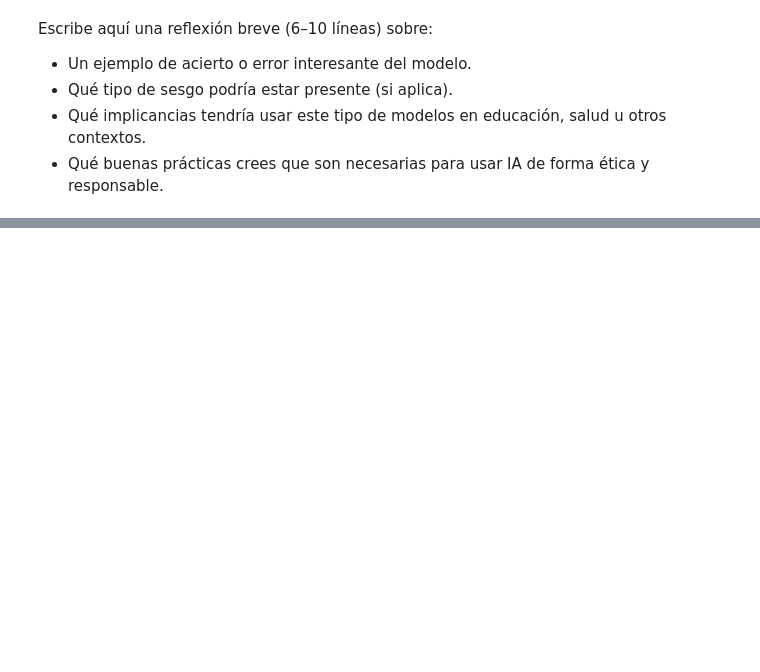
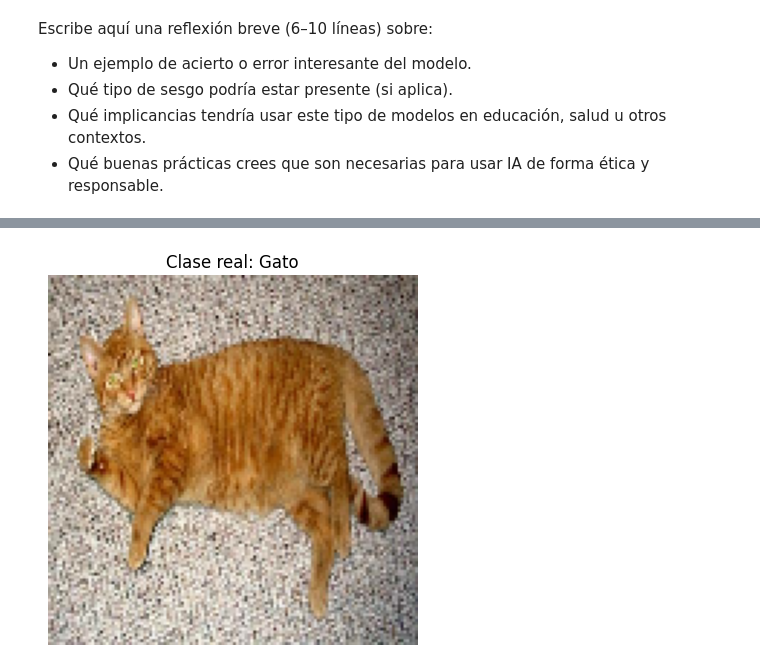
Before and after one commit to juliopez/Taller-Fundamentos-Data-Science-Python, a Jupyter notebook: 03_Notebooks/05_Sesion_05.ipynb, the cells around one changed output, grey strips where cells are left out. Cells and saved outputs as stored; diff of their text form; code cells hidden in the pictures; blank space fills up the shorter version.

```diff
--- a/03_Notebooks/05_Sesion_05.ipynb
+++ b/03_Notebooks/05_Sesion_05.ipynb
@@ -312,0 +498,22 @@ Escribe aquí una reflexión breve (6–10 líneas) sobre:
+# %%
+# PASO 4: Compilar y entrenar el modelo
+# -------------------------------------
+# Como es un problema de clasificación multiclase:
+#   - Pérdida: sparse_categorical_crossentropy (etiquetas enteras)
+#   - Métrica: accuracy
+#   - Optimizador: Adam
+
+modelo_cnn.compile(
+    optimizer="adam",
+    loss="sparse_categorical_crossentropy",
+    metrics=["accuracy"]
+)
+
+# Entrenamos con pocas epochs, porque tenemos muy pocas imágenes
+epochs = 10
+
+historial = modelo_cnn.fit(
+    dataset_entrenamiento,
+    validation_data=dataset_validacion,
+    epochs=epochs
+)
@@ -312,0 +572,24 @@ Escribe aquí una reflexión breve (6–10 líneas) sobre:
+# %%
+# PASO 6: Probar el modelo con una imagen individual
+# --------------------------------------------------
+# Tomamos un batch del dataset de validación y probamos con una imagen.
+
+for imagenes, etiquetas_reales in dataset_validacion.take(1):
+    img = imagenes[0]
+    etiqueta_real = etiquetas_reales[0].numpy()
+
+    plt.imshow(img.numpy().astype("uint8"))
+    plt.axis("off")
+    plt.title(f"Clase real: {clases[etiqueta_real]}")
+    plt.show()
+
+    # Expandimos dimensiones para simular batch de tamaño 1
+    img_batch = tf.expand_dims(img, axis=0)
+
+    # Predicción
+    pred_probs = modelo_cnn.predict(img_batch)
+    pred_label = np.argmax(pred_probs, axis=1)[0]
+
+    print("Predicción de la CNN:", clases[pred_label])
+# %% [output]
+[figure, added]
```
Also changed, not shown: parts of 17 cells of this notebook.
